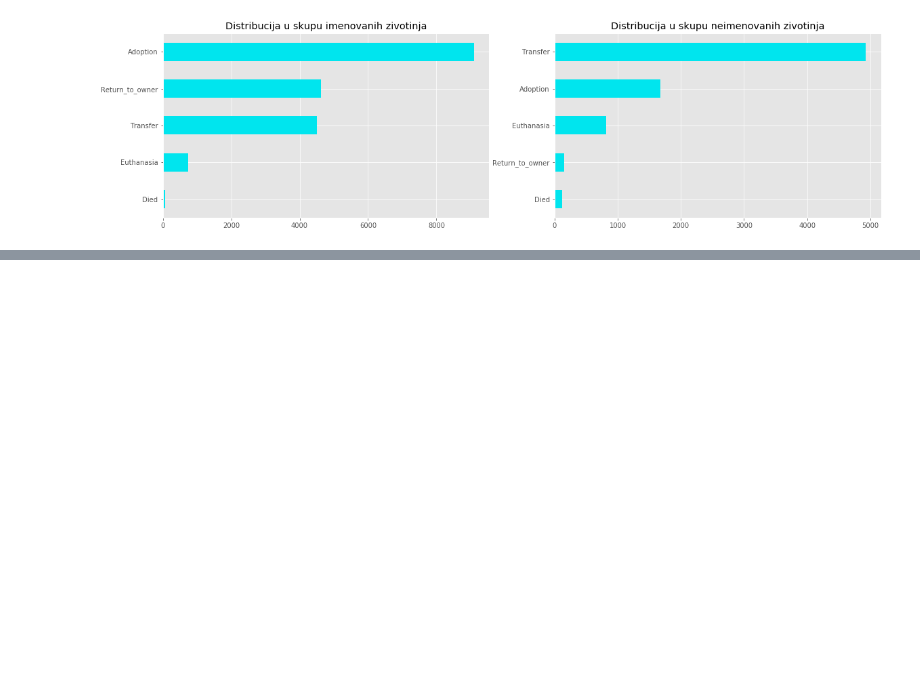
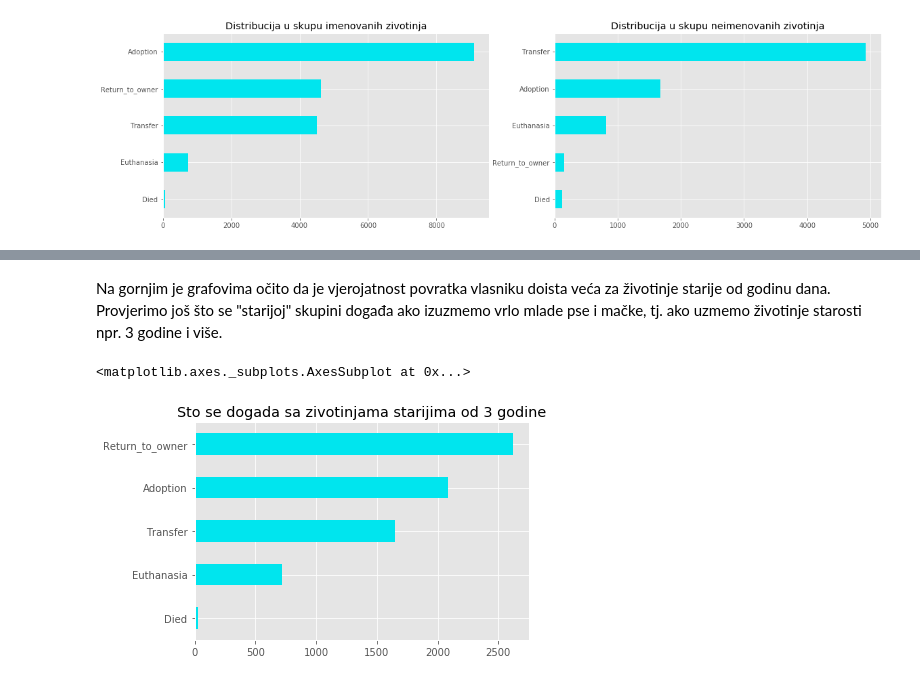
Before and after one commit to HrsakIva/StrojnoUcenje, a Jupyter notebook: pocetna_analiza.ipynb, the cells around one changed output, grey strips where cells are left out. Saved outputs shown, nothing was run; the diff lists cells and outputs as text; code cells hidden in the pictures; blank space fills up the shorter version.

```diff
--- a/pocetna_analiza.ipynb
+++ b/pocetna_analiza.ipynb
@@ -118,0 +166,8 @@ outcomeTypeNotNamed.plot(kind='barh', color='#00E5EE', title='Distribucija u sku
+# %% [markdown]
+Na gornjim je grafovima očito da je vjerojatnost povratka vlasniku doista veća za životinje starije od godinu dana. Provjerimo još što se "starijoj" skupini događa ako izuzmemo vrlo mlade pse i mačke, tj. ako uzmemo životinje starosti npr. 3 godine i više.
+# %%
+older = train_data[train_data['AgeuponOutcome']/365 >= 3].OutcomeType.value_counts().sort_values()
+older.plot(kind='barh', color='#00E5EE', title='Sto se dogada sa zivotinjama starijima od 3 godine')
+# %% [output]
+<matplotlib.axes._subplots.AxesSubplot at 0x...>
+[figure, added]
```
Also changed, not shown: parts of 11 cells of this notebook.
